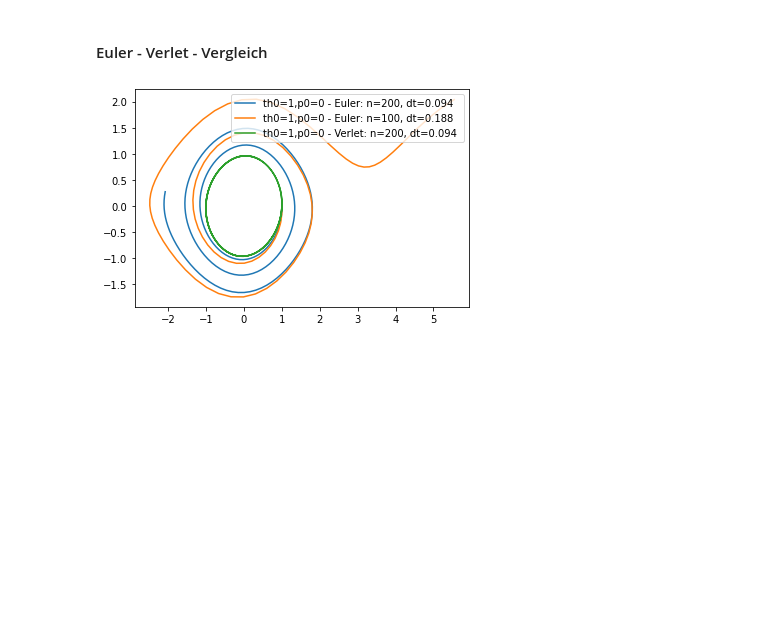
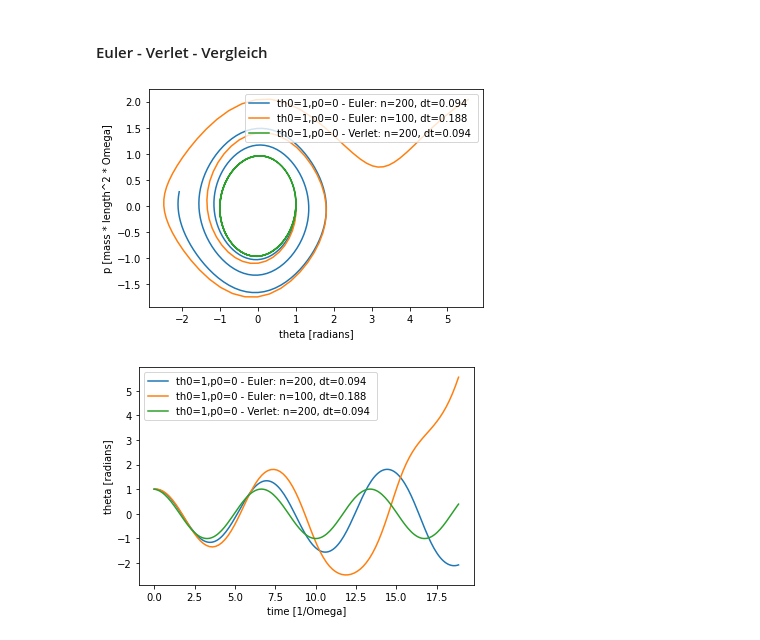
Before and after one commit to TimoWacke/CompyPhy, a Jupyter notebook: Compy Phy.ipynb, the cells around one changed output. Saved outputs shown, nothing was run; the diff lists cells and outputs as text; code cells hidden in the pictures; blank space fills up the shorter version.

```diff
--- a/Compy Phy.ipynb
+++ b/Compy Phy.ipynb
@@ -382,6 +392,8 @@ from PhysicalBody import Body
 class Pendulum(Body):
 
     params = ["theta", "p", "energy"]
+    units = ["radians", "mass * length^2 * Omega", "mass * g * length"]
+    timeUnit = "1/Omega"
 
     def __init__(self, name, theta0, p0):
         #memorize initial for id
@@ -463,11 +492,23 @@ class Plotter:
     def __init__(self, simulations: list[Simulation]):
         self.sims = simulations
 
+    def plotProp(self, idx=0):
+        fig , ax = plt.subplots()
+        for s in self.sims:
+            for b in s.bodys:
+                ax.plot(s.time, s.plotBodys[b.name][b.params[idx]], label=f'{b} - {s.type}: n={s.n}, dt={s.dt:.3f} ')
+        ax.set_xlabel(f'time [{s.bodys[0].timeUnit}]')
+        ax.set_ylabel(f'{s.bodys[0].params[idx]} [{s.bodys[0].units[idx]}]')
+        ax.legend()
+        plt.show()
+
     def plot2DPhase(self):
         fig , ax = plt.subplots()
         for s in self.sims:
             for b in s.bodys:
                 ax.plot(s.plotBodys[b.name][b.params[0]], s.plotBodys[b.name][b.params[1]], label=f'{b} - {s.type}: n={s.n}, dt={s.dt:.3f} ')
+        ax.set_xlabel(f'{s.bodys[0].params[0]} [{s.bodys[0].units[0]}]')
+        ax.set_ylabel(f'{s.bodys[0].params[1]} [{s.bodys[0].units[1]}]')
         ax.legend()
         plt.show()
 # %% [markdown]
@@ -475,15 +516,17 @@ class Plotter:
 # %%
 myEuler1 = EulerSimulation([Pendulum("Pendel", 1, 0)], 6*np.pi, 200)
 myEuler1.simulate()
 
 myEuler2 = EulerSimulation([Pendulum("Pendel", 1, 0)], 6*np.pi, 100)
 myEuler2.simulate()
 
 myVerlet = VerletSimulation([Pendulum("Pendel", 1, 0)], 6*np.pi, 200)
 myVerlet.simulate()
 
 
-
-Plotter([myEuler1, myEuler2, myVerlet]).plot2DPhase()
+myPlotter = Plotter([myEuler1, myEuler2, myVerlet])
+myPlotter.plot2DPhase()
+myPlotter.plotProp()
 # %% [output]
-[figure, old version]
+[figure, new version]
+[figure, added]
```
Also changed, not shown: parts of 11 cells of this notebook, 2 other files.
